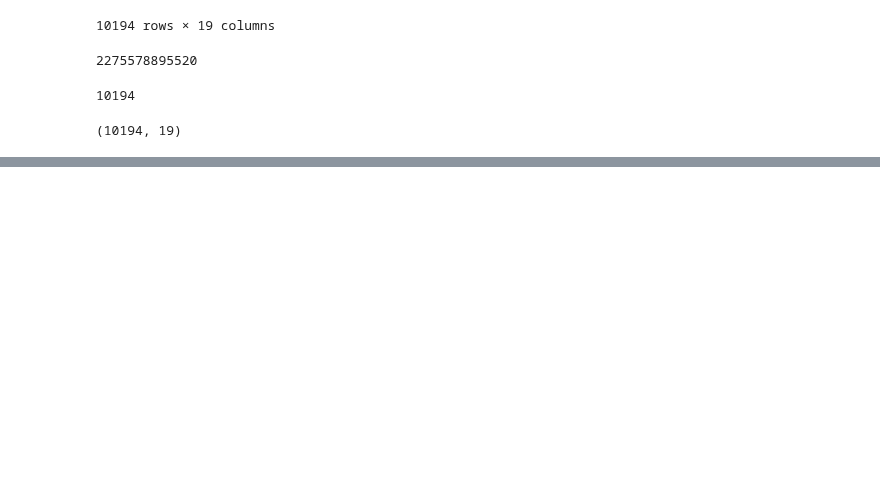
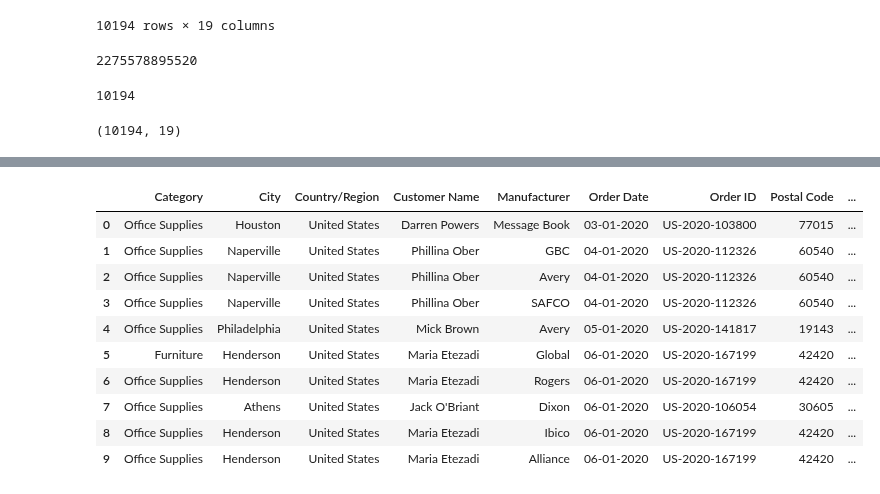
Before and after one commit to corpsedust/NareshIT, a Jupyter notebook: DailyClassroomNotes/12th Feb.ipynb, the cells around one changed output, grey strips where cells are left out. Saved outputs shown, nothing was run; the diff lists cells and outputs as text; code cells hidden in the pictures; blank space fills up the shorter version.

```diff
--- a/DailyClassroomNotes/12th Feb.ipynb
+++ b/DailyClassroomNotes/12th Feb.ipynb
@@ -31,0 +219,14 @@ store.shape
+# %%
+store[:10]
+# %% [output]
+|  | Category | City | Country/Region | Customer Name | Manufacturer | Order Date | Order ID | Postal Code | ... |
+| 0 | Office Supplies | Houston | United States | Darren Powers | Message Book | 03-01-2020 | US-2020-103800 | 77015 | ... |
+| 1 | Office Supplies | Naperville | United States | Phillina Ober | GBC | 04-01-2020 | US-2020-112326 | 60540 | ... |
+| 2 | Office Supplies | Naperville | United States | Phillina Ober | Avery | 04-01-2020 | US-2020-112326 | 60540 | ... |
+| 3 | Office Supplies | Naperville | United States | Phillina Ober | SAFCO | 04-01-2020 | US-2020-112326 | 60540 | ... |
+| 4 | Office Supplies | Philadelphia | United States | Mick Brown | Avery | 05-01-2020 | US-2020-141817 | 19143 | ... |
+| 5 | Furniture | Henderson | United States | Maria Etezadi | Global | 06-01-2020 | US-2020-167199 | 42420 | ... |
+| 6 | Office Supplies | Henderson | United States | Maria Etezadi | Rogers | 06-01-2020 | US-2020-167199 | 42420 | ... |
+| 7 | Office Supplies | Athens | United States | Jack O'Briant | Dixon | 06-01-2020 | US-2020-106054 | 30605 | ... |
+| 8 | Office Supplies | Henderson | United States | Maria Etezadi | Ibico | 06-01-2020 | US-2020-167199 | 42420 | ... |
+| 9 | Office Supplies | Henderson | United States | Maria Etezadi | Alliance | 06-01-2020 | US-2020-167199 | 42420 | ... |
```
Also changed, not shown: parts of 21 cells of this notebook.
